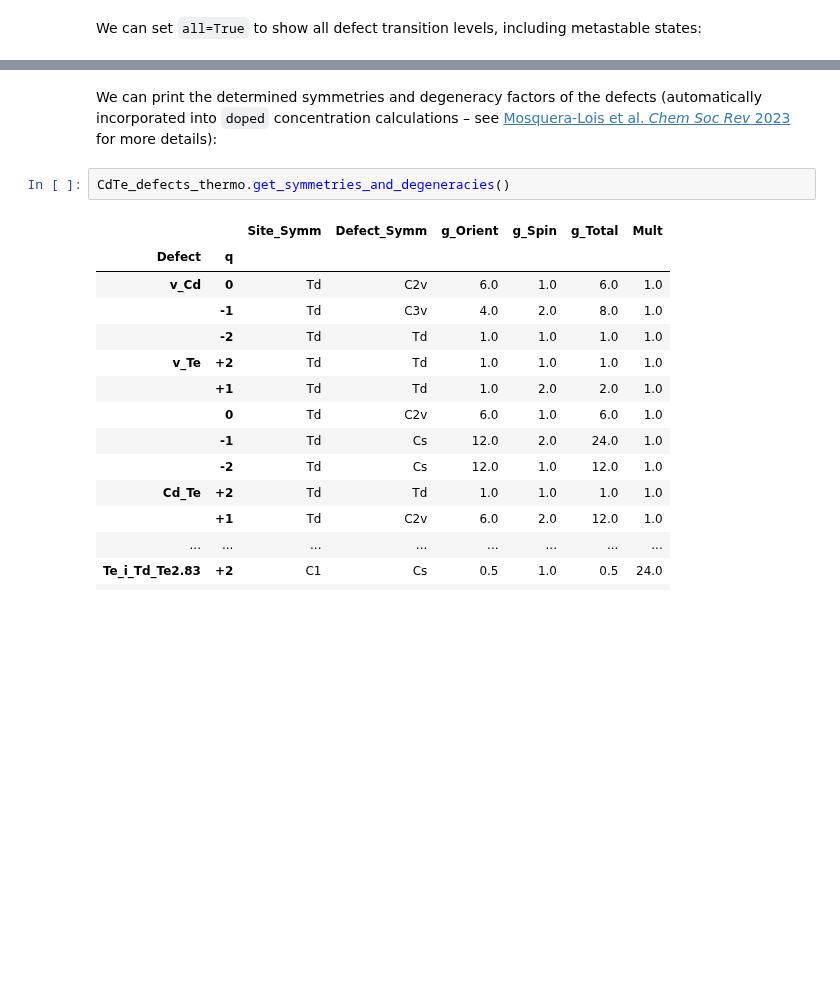
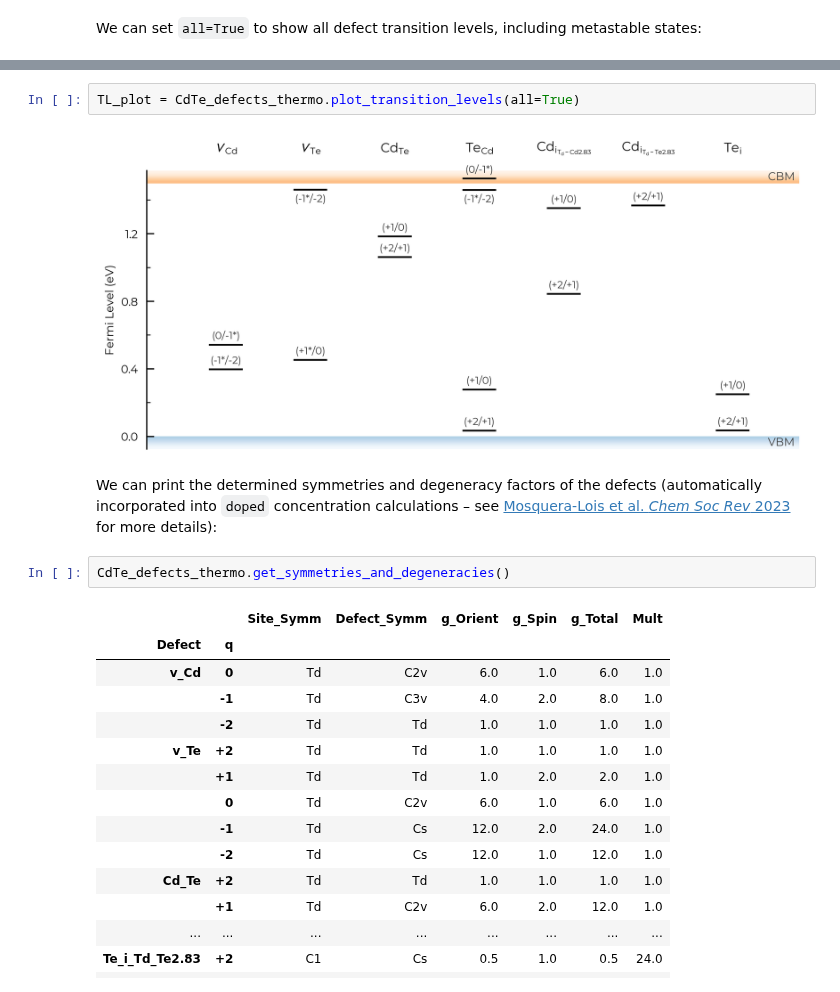
Before and after one commit to SMTG-Bham/doped, a Jupyter notebook: examples/parsing_tutorial.ipynb, the cells around one changed output, grey strips where cells are left out. Cells and saved outputs as stored; diff of their text form; blank space fills up the shorter version.

```diff
--- a/examples/parsing_tutorial.ipynb
+++ b/examples/parsing_tutorial.ipynb
@@ -224,3 +246,7 @@ CdTe_defects_thermo.get_transition_levels(all=True)
+# %%
+TL_plot = CdTe_defects_thermo.plot_transition_levels(all=True)
+# %% [output]
+[figure, added]
 # %% [markdown]
 We can print the determined symmetries and degeneracy factors of the defects (automatically incorporated into `doped` concentration calculations – see [Mosquera-Lois et al. _Chem Soc Rev_ 2023](https://pubs.rsc.org/en/content/articlehtml/2023/cs/d3cs00432e) for more details):
 # %%
```
Also changed, not shown: parts of 6 cells of this notebook, 7 other files.
